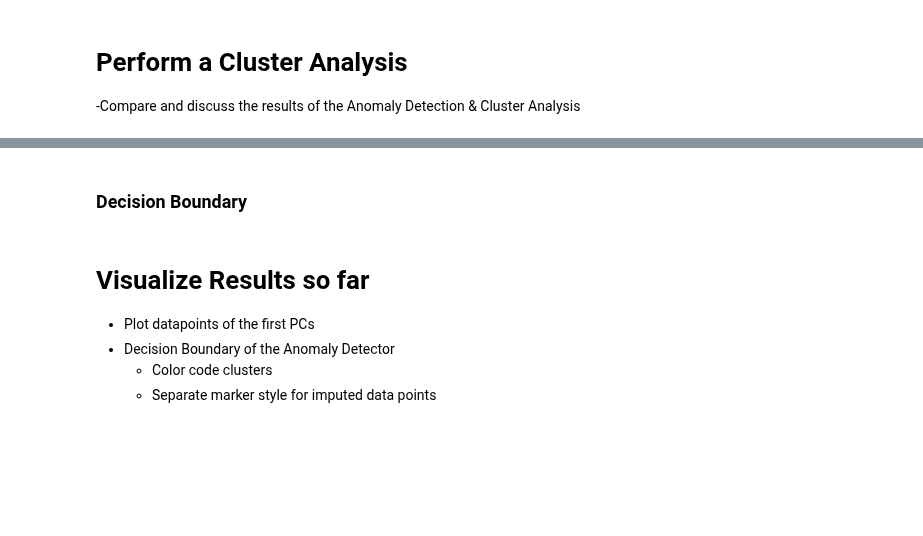
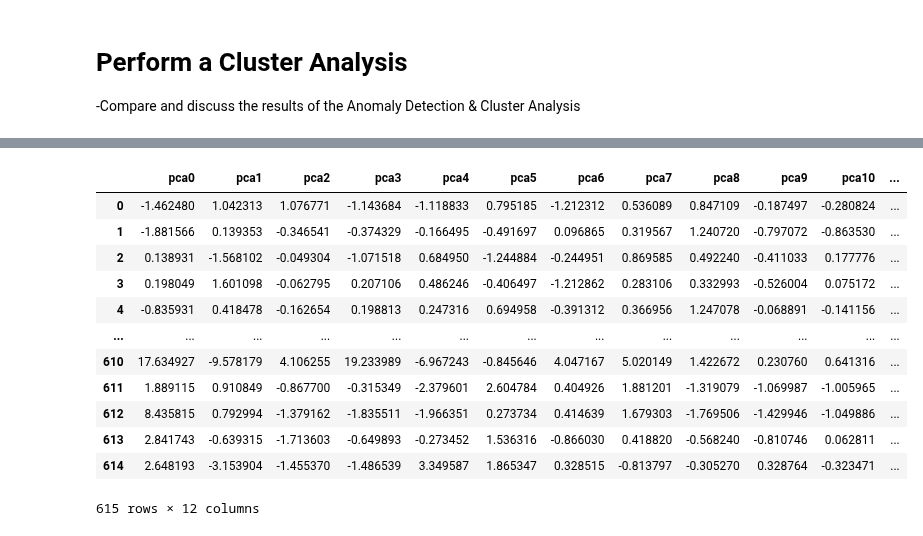
Before and after one commit to MarcoAigner/Machine-Learning-Practical, a Jupyter notebook: project_3/phase_2.ipynb, the cells around one changed output, grey strips where cells are left out. Saved outputs shown, nothing was run; the diff lists cells and outputs as text; code cells hidden in the pictures; blank space fills up the shorter version.

```diff
--- a/project_3/phase_2.ipynb
+++ b/project_3/phase_2.ipynb
@@ -239,8 +178,0 @@ plt.scatter(x='pca0', y='pca1', c='prediction', data=df_pca_new)
-# %% [markdown]
-### Decision Boundary
-# %% [markdown]
-# Visualize Results so far
-- Plot datapoints of the first PCs
-- Decision Boundary of the Anomaly Detector
-    - Color code clusters
-    - Separate marker style for imputed data points
@@ -246,0 +183,16 @@ plt.scatter(x='pca0', y='pca1', c='prediction', data=df_pca_new)
+# %%
+df_pca_phase_two
+# %% [output]
+|  | pca0 | pca1 | pca2 | pca3 | pca4 | pca5 | pca6 | pca7 | pca8 | pca9 | pca10 | ... |
+| 0 | -1.462480 | 1.042313 | 1.076771 | -1.143684 | -1.118833 | 0.795185 | -1.212312 | 0.536089 | 0.847109 | -0.187497 | -0.280824 | ... |
+| 1 | -1.881566 | 0.139353 | -0.346541 | -0.374329 | -0.166495 | -0.491697 | 0.096865 | 0.319567 | 1.240720 | -0.797072 | -0.863530 | ... |
+| 2 | 0.138931 | -1.568102 | -0.049304 | -1.071518 | 0.684950 | -1.244884 | -0.244951 | 0.869585 | 0.492240 | -0.411033 | 0.177776 | ... |
+| 3 | 0.198049 | 1.601098 | -0.062795 | 0.207106 | 0.486246 | -0.406497 | -1.212862 | 0.283106 | 0.332993 | -0.526004 | 0.075172 | ... |
+| 4 | -0.835931 | 0.418478 | -0.162654 | 0.198813 | 0.247316 | 0.694958 | -0.391312 | 0.366956 | 1.247078 | -0.068891 | -0.141156 | ... |
+| ... | ... | ... | ... | ... | ... | ... | ... | ... | ... | ... | ... | ... |
+| 610 | 17.634927 | -9.578179 | 4.106255 | 19.233989 | -6.967243 | -0.845646 | 4.047167 | 5.020149 | 1.422672 | 0.230760 | 0.641316 | ... |
+| 611 | 1.889115 | 0.910849 | -0.867700 | -0.315349 | -2.379601 | 2.604784 | 0.404926 | 1.881201 | -1.319079 | -1.069987 | -1.005965 | ... |
+| 612 | 8.435815 | 0.792994 | -1.379162 | -1.835511 | -1.966351 | 0.273734 | 0.414639 | 1.679303 | -1.769506 | -1.429946 | -1.049886 | ... |
+| 613 | 2.841743 | -0.639315 | -1.713603 | -0.649893 | -0.273452 | 1.536316 | -0.866030 | 0.418820 | -0.568240 | -0.810746 | 0.062811 | ... |
+| 614 | 2.648193 | -3.153904 | -1.455370 | -1.486539 | 3.349587 | 1.865347 | 0.328515 | -0.813797 | -0.305270 | 0.328764 | -0.323471 | ... |
+615 rows × 12 columns
```
Also changed, not shown: parts of 24 cells of this notebook, 3 other files.
